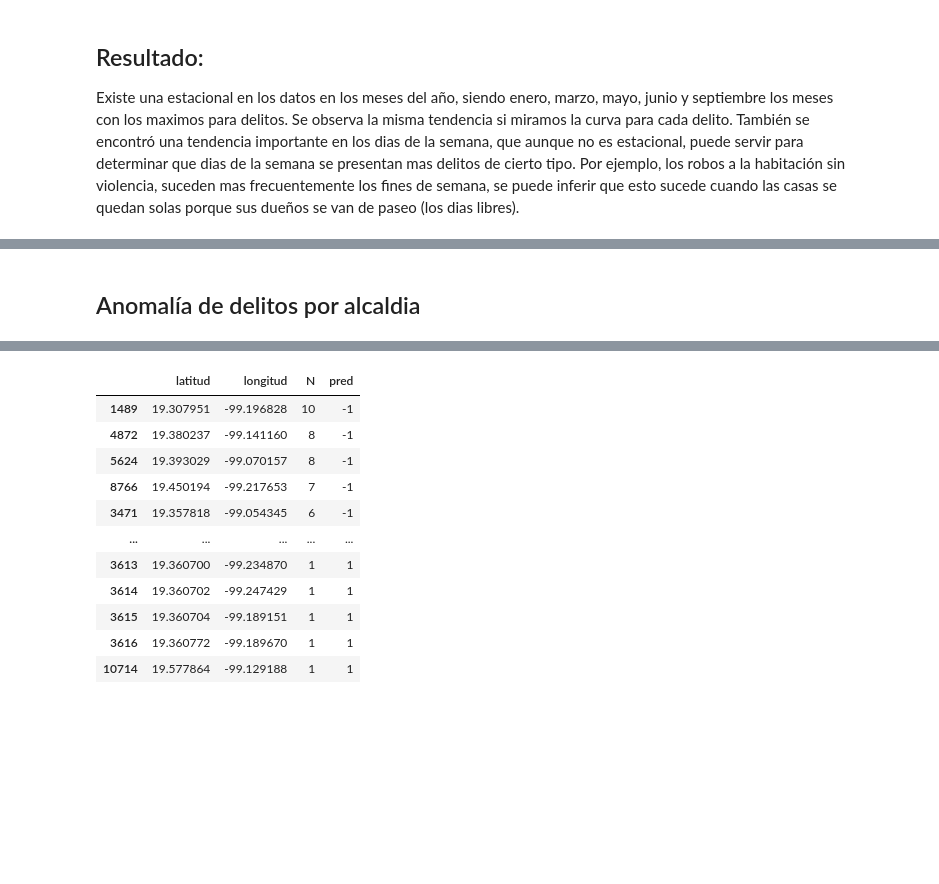
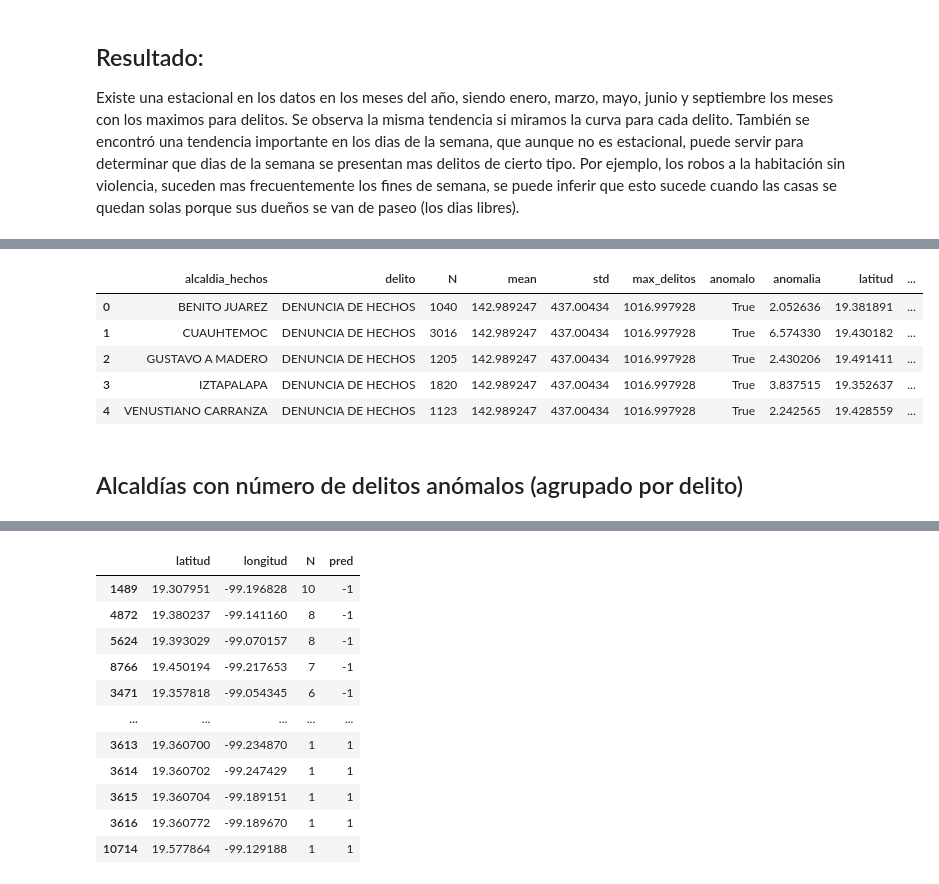
Before and after one commit to siriasadeddin/OPI_TEST, a Jupyter notebook: opi.ipynb, the cells around one changed output, grey strips where cells are left out. Drawn from its saved outputs; the diff is of its cells as text; code cells hidden in the pictures; blank space fills up the shorter version.

```diff
--- a/opi.ipynb
+++ b/opi.ipynb
@@ -127,10 +121,3 @@ fig.show()
 ## Delitos en alza o en baja ?
 
 Para este estudio de comportamiento de delitos hemos seleccionado los 30 delitos de mayor incidencia y los datos para este milenio (del año 2000 en adelante)
-# %%
-datos["año_hechos"] = pd.Categorical(datos["año_hechos"], categories=datos["año_hechos"].dropna().unique())
-delito_group=datos.groupby(["año_hechos","delito"], as_index=False).count()[["año_hechos","delito","_id"]]
-delito_group["N"]=delito_group["_id"].fillna(0)
-delito_group=delito_group[["año_hechos","delito","N"]]
-delito_group=delito_group[delito_group.delito.isin(delitos.delito[0:30])]
-delito_group=delito_group[np.array(delito_group.año_hechos,dtype="int")>=2000]
@@ -190,3 +236,7 @@ datos['mes_hechos'] = pd.DatetimeIndex(datos['fecha_hechos']).month
 datos['dia_hechos'] = pd.DatetimeIndex(datos['fecha_hechos']).day
 datos['hora_hechos'] = pd.DatetimeIndex(datos['fecha_hechos']).hour
 datos['diasem_hechos'] = pd.DatetimeIndex(datos['fecha_hechos']).weekday
+# se filtran los datos para los 30 delitos mas importantes
+datos = datos[datos.delito.isin(delitos.delito[0:30])]
+# delitos que ocurrieron despues del año 2000
+datos = datos[datos.año_hechos>=2010]
@@ -303,2 +405,36 @@ También se encontró una tendencia importante en los dias de la semana, que aun
+# %%
+alcaldia_delitos = datos.groupby(["alcaldia_hechos","delito"],as_index=False).count()[["alcaldia_hechos","delito","_id"]]
+alcaldia_delitos.columns = ["alcaldia_hechos","delito","N"]
+
+# promedio y desviacion standad general para cada delito
+mean=alcaldia_delitos.groupby("delito",as_index=False).mean()
+std=alcaldia_delitos.groupby("delito",as_index=False).std().fillna(0)
+
+# estadistica de delitos
+alcaldia_delitos_stad = pd.DataFrame({"delito":mean.delito,"mean":mean.N,"std":std.N})
+# %%
+# une la estadistica con los datos anteriores
+alcaldia_delitos = pd.merge(alcaldia_delitos,alcaldia_delitos_stad)
+
+#calculo de anomalia
+alcaldia_delitos["max_delitos"] = alcaldia_delitos["mean"] + np.multiply(2,alcaldia_delitos["std"])
+alcaldia_delitos["anomalo"] = alcaldia_delitos.N>alcaldia_delitos["max_delitos"]
+alcaldia_delitos["anomalia"] = (alcaldia_delitos.N-alcaldia_delitos["mean"])/alcaldia_delitos["std"]
+
+# promedio de la latitud y longitud
+lugar=datos[["alcaldia_hechos","latitud","longitud"]].dropna().groupby("alcaldia_hechos",as_index=False).mean()
+
+# incluye la latitud y longitud de la alcaldia (promedio)
+alcaldia_delitos = pd.merge(alcaldia_delitos[alcaldia_delitos.anomalo==True],lugar, on = "alcaldia_hechos", how="left")
+
+# data resultante
+alcaldia_delitos.head()
+# %% [output]
+|  | alcaldia_hechos | delito | N | mean | std | max_delitos | anomalo | anomalia | latitud | ... |
+| 0 | BENITO JUAREZ | DENUNCIA DE HECHOS | 1040 | 142.989247 | 437.00434 | 1016.997928 | True | 2.052636 | 19.381891 | ... |
+| 1 | CUAUHTEMOC | DENUNCIA DE HECHOS | 3016 | 142.989247 | 437.00434 | 1016.997928 | True | 6.574330 | 19.430182 | ... |
+| 2 | GUSTAVO A MADERO | DENUNCIA DE HECHOS | 1205 | 142.989247 | 437.00434 | 1016.997928 | True | 2.430206 | 19.491411 | ... |
+| 3 | IZTAPALAPA | DENUNCIA DE HECHOS | 1820 | 142.989247 | 437.00434 | 1016.997928 | True | 3.837515 | 19.352637 | ... |
+| 4 | VENUSTIANO CARRANZA | DENUNCIA DE HECHOS | 1123 | 142.989247 | 437.00434 | 1016.997928 | True | 2.242565 | 19.428559 | ... |
 # %% [markdown]
-## Anomalía de delitos por alcaldia
+## Alcaldías con número de delitos anómalos (agrupado por delito)
```
Also changed, not shown: parts of 71 cells of this notebook.
